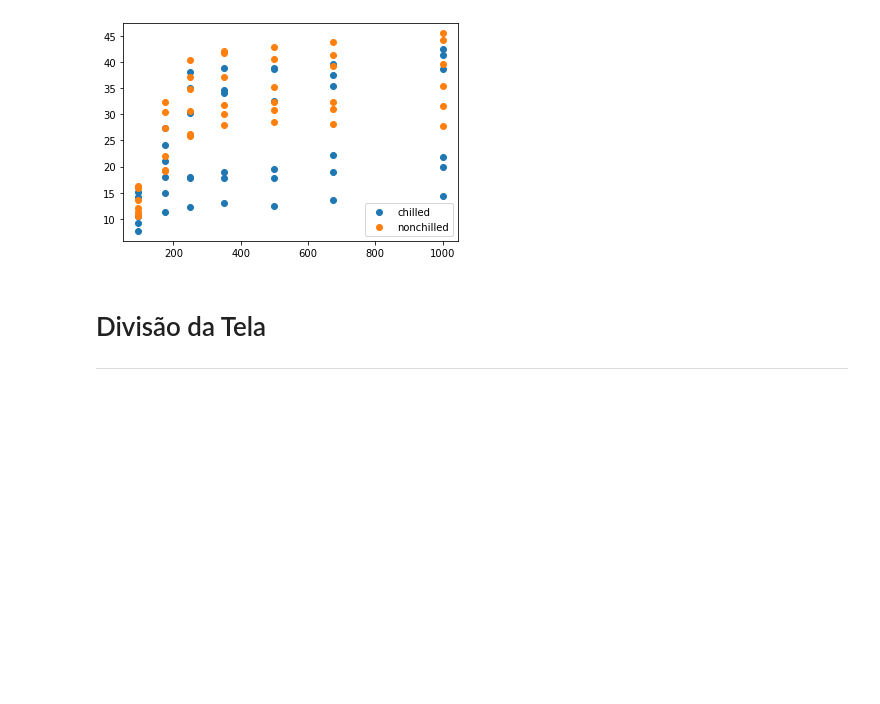
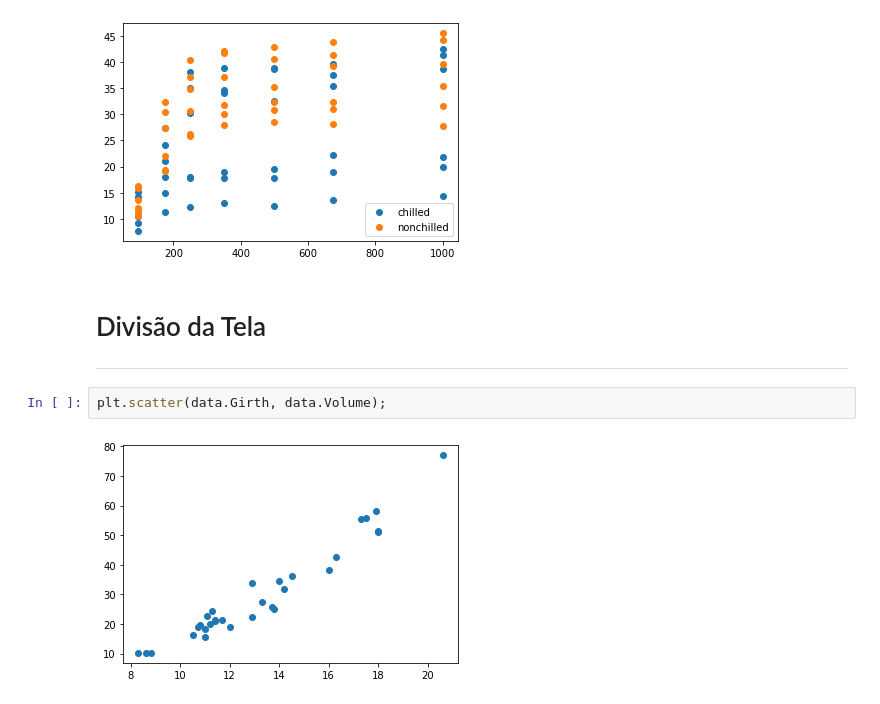
Before and after one commit to emariot/Tratamento_Dados_R_Python, a Jupyter notebook: Python/Gráficos.ipynb, the cells around one changed output. Cells and saved outputs as stored; diff of their text form; blank space fills up the shorter version.

```diff
--- a/Python/Gráficos.ipynb
+++ b/Python/Gráficos.ipynb
@@ -129,3 +129,7 @@ plt.legend(loc = 'lower right');
 # %% [markdown]
 # Divisão da Tela
 ---
+# %%
+plt.scatter(data.Girth, data.Volume);
+# %% [output]
+[figure, added]
```
Also changed, not shown: parts of 10 cells of this notebook.
